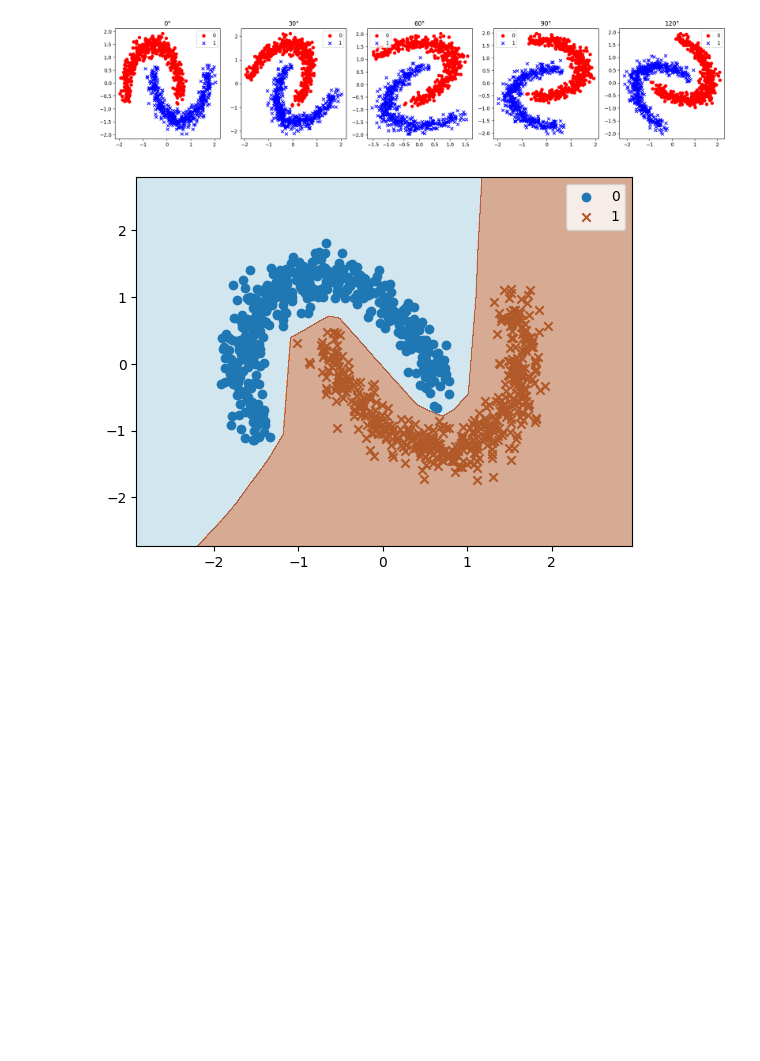
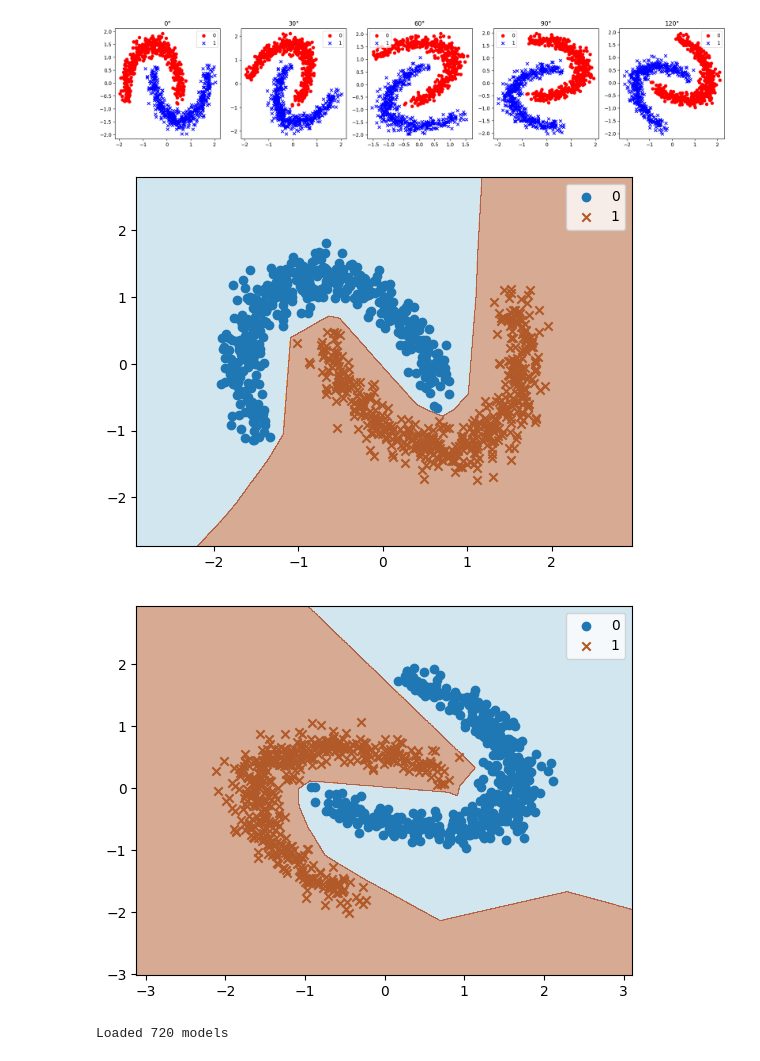
Before and after one commit to IDavron/exploring-neural-networks-weight-space, a Jupyter notebook: notebook.ipynb, the cells around one changed output. Saved outputs shown, nothing was run; the diff lists cells and outputs as text; code cells hidden in the pictures; blank space fills up the shorter version.

```diff
--- a/notebook.ipynb
+++ b/notebook.ipynb
@@ -49,7 +50,7 @@ def plot_decision_boundary(model, X, y, steps=1000, color_map='Paired'):
     plt.legend(["0","1"])
     plt.show()
 
-def load_model(model, angle, i):
+def load_model(angle, i):
     model = MLP()
     model.load_state_dict(torch.load(f"models/model_{angle}_{i}.pth"))
     return model
@@ -137,7 +138,40 @@ with(open("logs.csv", "w")) as f:
     writer.writerows(logs)
 # %%
 angle = 345
-model = load_model(model, angle, 1)
+model = load_model(angle, 1)
 plot_decision_boundary(model, rotate(X,angle), y)
 # %% [output]
 [figure]
+# %%
+def model_to_list(model) -> np.array:
+    '''
+    Takes all the weights and biases of a model and returns them as a list.
+    '''
+    trainable_parameters = np.array([])
+    for param in model.parameters():
+        trainable_parameters = np.append(trainable_parameters, param.data.flatten().numpy())
+
+    return trainable_parameters
+
+
+def list_to_model(list) -> MLP:
+    '''
+    Takes a list of weights and biases and assigns them to a model.
+    '''
+    model = MLP()
+    index = 0
+    for param in model.parameters():
+        parameters_from_list = list[index:index+param.numel()]
+        param.data = torch.tensor(parameters_from_list, dtype=torch.float32).reshape(param.shape)
+        index += param.numel()
+
+    return model
+# %%
+# Check if everything works
+model = load_model(120, 3)
+weights = model_to_list(model)
+weights[12] = 1
+reconstructed_model = list_to_model(weights)
+plot_decision_boundary(reconstructed_model, rotate(X,120), y)
+# %% [output]
+[figure, added]
@@ -143,0 +246,17 @@ plot_decision_boundary(model, rotate(X,angle), y)
+# %%
+# Load all model parameters into one list
+models_path = "models"
+model_parameters = []
+saved_parameters = os.listdir("models")
+for parameters in saved_parameters:
+    model = MLP()
+    model.load_state_dict(torch.load(os.path.join(models_path, parameters)))
+    model_parameters.append(model_to_list(model))
+
+print(f"Loaded {len(model_parameters)} models")
+
+# Create a dataset and dataloader
+dataset = ModelParamsDataset(model_parameters)
+dataloader = torch.utils.data.DataLoader(dataset, batch_size=32, shuffle=True)
+# %% [output]
+Loaded 720 models
```
Also changed, not shown: parts of 7 cells of this notebook.
